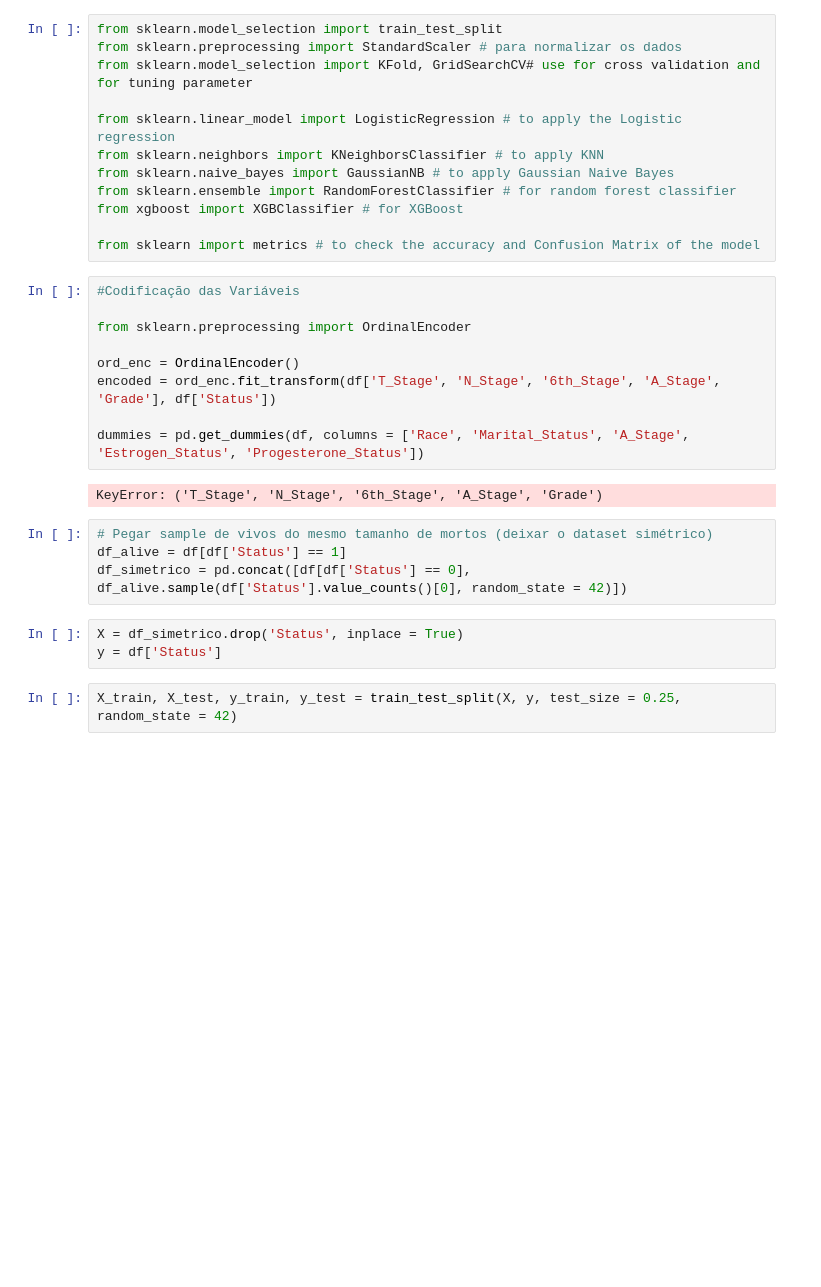
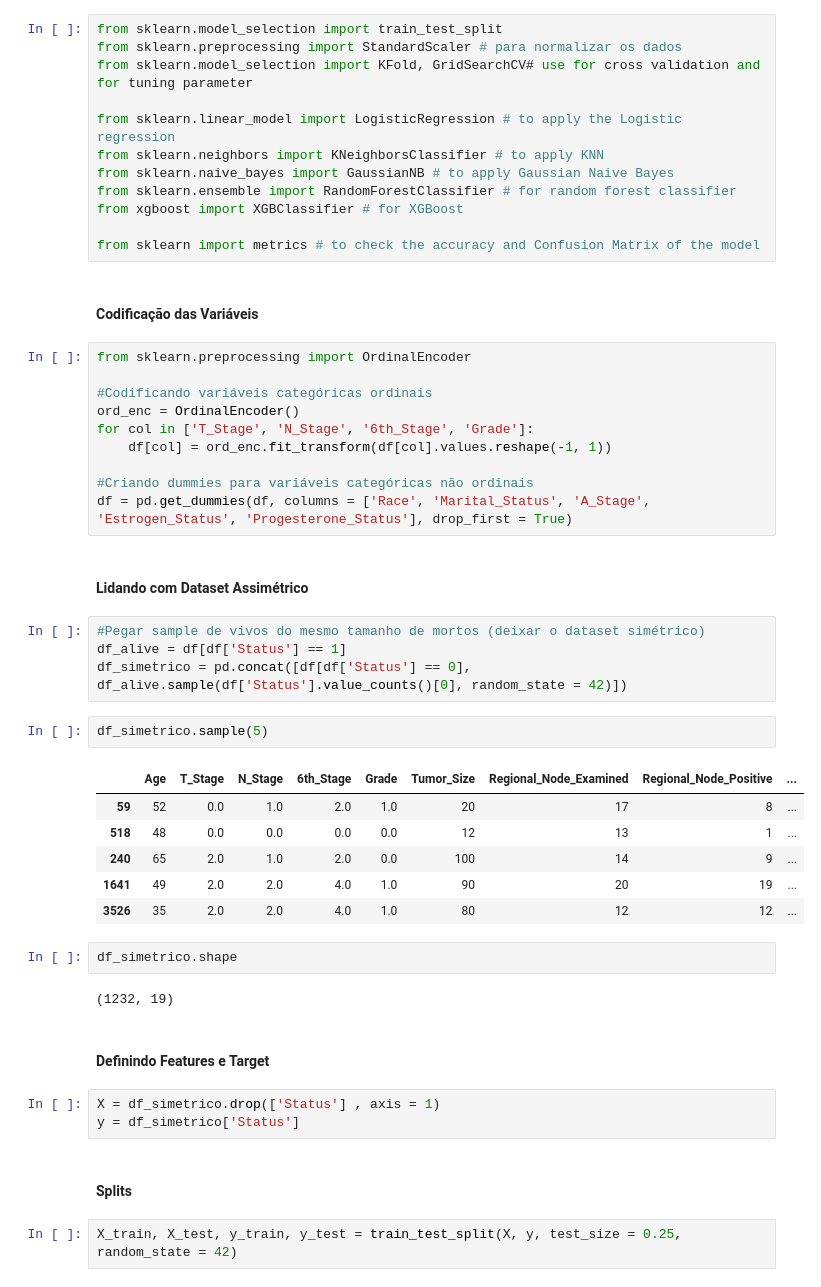
Before and after one commit to faustinothiagos/Project_Workshop_3_DS_Digital_House, a Jupyter notebook: workshop3.ipynb, the cells around one changed output. Saved outputs shown, nothing was run; the diff lists cells and outputs as text; blank space fills up the shorter version.

Commit message:
v8, dataset pronto para modelagem

```diff
--- a/workshop3.ipynb
+++ b/workshop3.ipynb
@@ -343,23 +343,43 @@ from sklearn.ensemble import RandomForestClassifier # for random forest classifi
 from xgboost import XGBClassifier # for XGBoost
 
 from sklearn import metrics # to check the accuracy and Confusion Matrix of the model
+# %% [markdown]
+#### Codificação das Variáveis
 # %%
-#Codificação das Variáveis
-
 from sklearn.preprocessing import OrdinalEncoder
 
+#Codificando variáveis categóricas ordinais
 ord_enc = OrdinalEncoder()
-encoded = ord_enc.fit_transform(df['T_Stage', 'N_Stage', '6th_Stage', 'A_Stage', 'Grade'], df['Status'])
+for col in ['T_Stage', 'N_Stage', '6th_Stage', 'Grade']:
+    df[col] = ord_enc.fit_transform(df[col].values.reshape(-1, 1))
 
-dummies = pd.get_dummies(df, columns = ['Race', 'Marital_Status', 'A_Stage', 'Estrogen_Status', 'Progesterone_Status'])
+#Criando dummies para variáveis categóricas não ordinais
+df = pd.get_dummies(df, columns = ['Race', 'Marital_Status', 'A_Stage', 'Estrogen_Status', 'Progesterone_Status'], drop_first = True)
-# %% [output]
-KeyError: ('T_Stage', 'N_Stage', '6th_Stage', 'A_Stage', 'Grade')
+# %% [markdown]
+#### Lidando com Dataset Assimétrico
 # %%
-# Pegar sample de vivos do mesmo tamanho de mortos (deixar o dataset simétrico)
+#Pegar sample de vivos do mesmo tamanho de mortos (deixar o dataset simétrico)
 df_alive = df[df['Status'] == 1]
 df_simetrico = pd.concat([df[df['Status'] == 0], df_alive.sample(df['Status'].value_counts()[0], random_state = 42)])
+# %%
+df_simetrico.sample(5)
+# %% [output]
+|  | Age | T_Stage | N_Stage | 6th_Stage | Grade | Tumor_Size | Regional_Node_Examined | Regional_Node_Positive | ... |
+| 59 | 52 | 0.0 | 1.0 | 2.0 | 1.0 | 20 | 17 | 8 | ... |
+| 518 | 48 | 0.0 | 0.0 | 0.0 | 0.0 | 12 | 13 | 1 | ... |
+| 240 | 65 | 2.0 | 1.0 | 2.0 | 0.0 | 100 | 14 | 9 | ... |
+| 1641 | 49 | 2.0 | 2.0 | 4.0 | 1.0 | 90 | 20 | 19 | ... |
+| 3526 | 35 | 2.0 | 2.0 | 4.0 | 1.0 | 80 | 12 | 12 | ... |
+# %%
+df_simetrico.shape
+# %% [output]
+(1232, 19)
+# %% [markdown]
+#### Definindo Features e Target
 # %%
-X = df_simetrico.drop('Status', inplace = True)
-y = df['Status']
+X = df_simetrico.drop(['Status'] , axis = 1)
+y = df_simetrico['Status']
+# %% [markdown]
+#### Splits
 # %%
 X_train, X_test, y_train, y_test = train_test_split(X, y, test_size = 0.25, random_state = 42)
```
Also changed, not shown: parts of 4 cells of this notebook.
